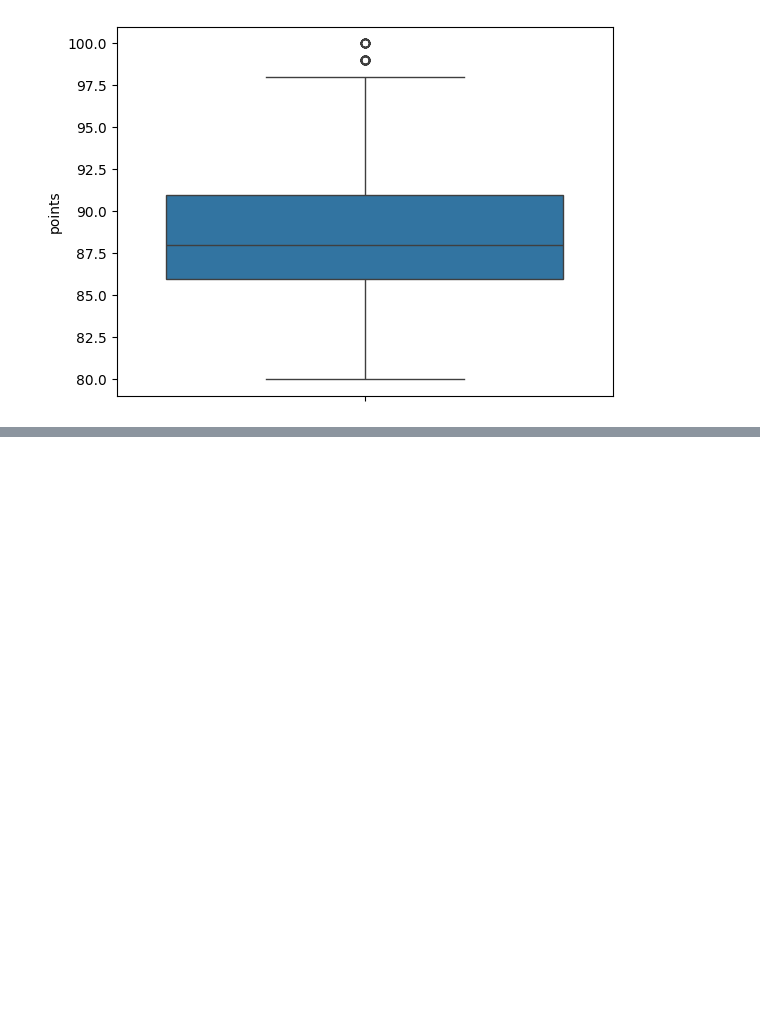
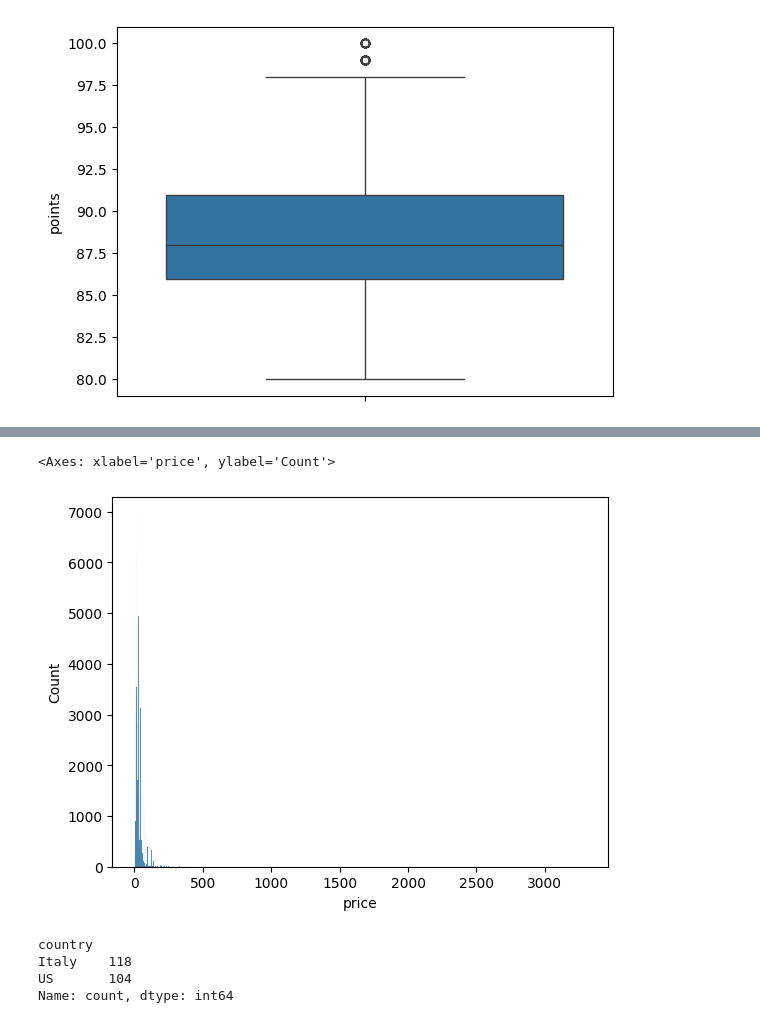
Before and after one commit to fmdalcin/WineGen_old, a Jupyter notebook: notebooks/data_exploration.ipynb, the cells around one changed output, grey strips where cells are left out. Saved outputs shown, nothing was run; the diff lists cells and outputs as text; code cells hidden in the pictures; blank space fills up the shorter version.

```diff
--- a/notebooks/data_exploration.ipynb
+++ b/notebooks/data_exploration.ipynb
@@ -26,0 +32,13 @@ sns.boxplot(data['points'])
+# %%
+sns.histplot(data['price'])
+# %% [output]
+<Axes: xlabel='price', ylabel='Count'>
+[figure, added]
+# %%
+data2=data[data['variety']=='Primitivo']
+data2['country'].value_counts()
+# %% [output]
+country
+Italy    118
+US       104
+Name: count, dtype: int64
```
Also changed, not shown: parts of 2 cells of this notebook, 2 other files.
